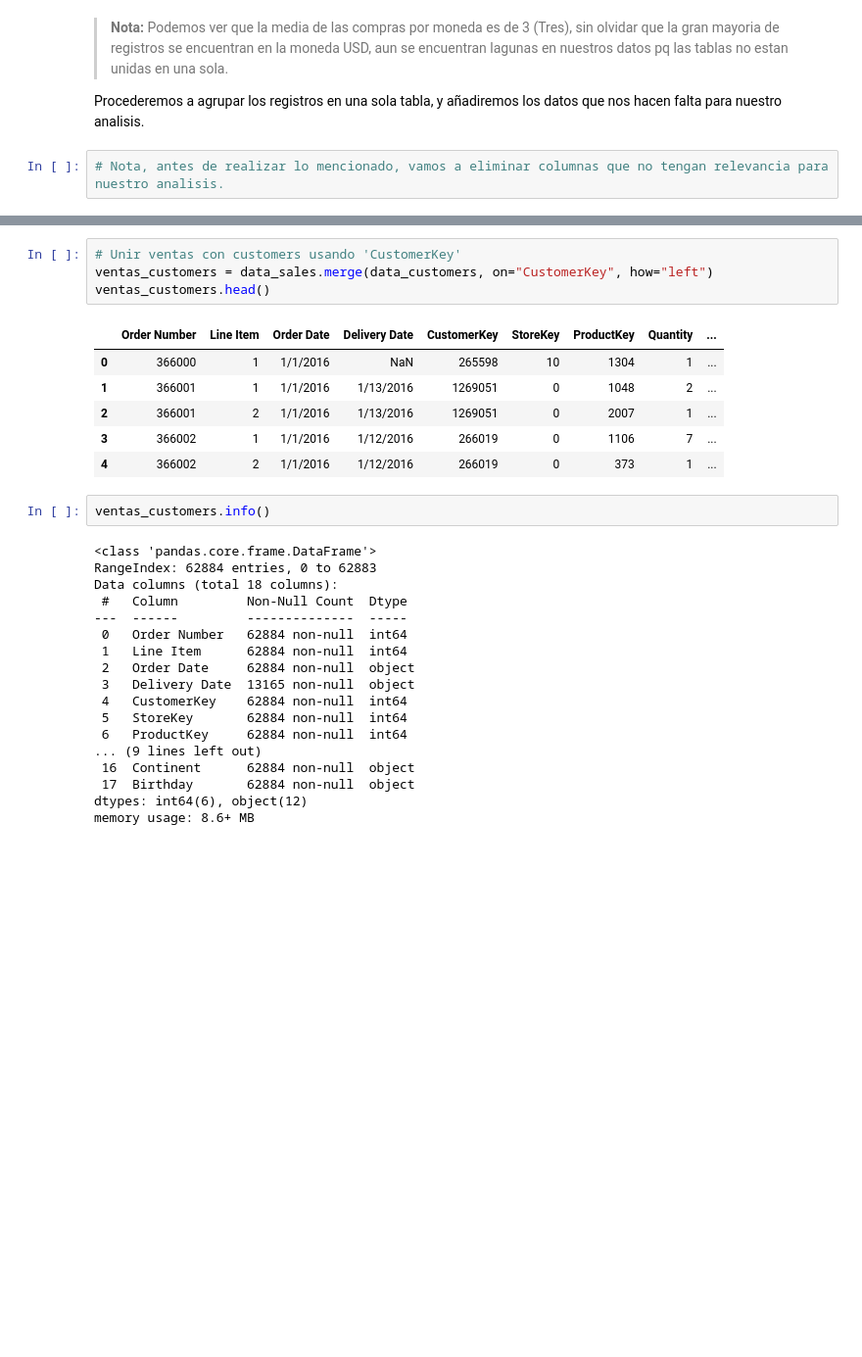
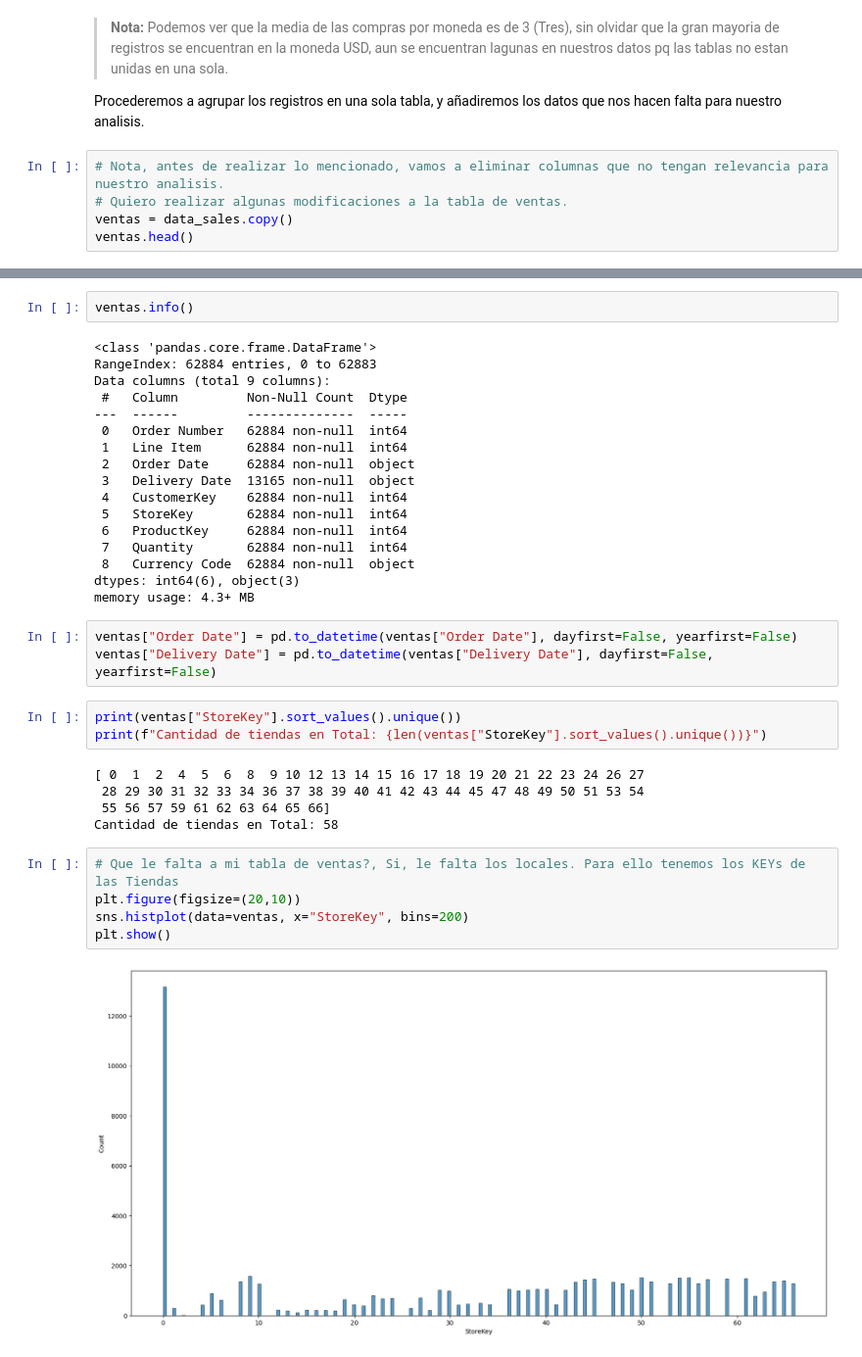
Before and after one commit to AlejoRam05/Bootcamp_Final_Project, a Jupyter notebook: final_proyect.ipynb, the cells around one changed output, grey strips where cells are left out. Shown at 98% size. Saved outputs shown, nothing was run; the diff lists cells and outputs as text; blank space fills up the shorter version.

```diff
--- a/final_proyect.ipynb
+++ b/final_proyect.ipynb
@@ -183,3 +183,6 @@ Name: Quantity, dtype: int64
 Procederemos a agrupar los registros en una sola tabla, y añadiremos los datos que nos hacen falta para nuestro analisis.
 # %%
 # Nota, antes de realizar lo mencionado, vamos a eliminar columnas que no tengan relevancia para nuestro analisis.
+# Quiero realizar algunas modificaciones a la tabla de ventas.
+ventas = data_sales.copy()
+ventas.head()
@@ -186,20 +196,9 @@ Procederemos a agrupar los registros en una sola tabla, y añadiremos los datos
-# %%
-# Unir ventas con customers usando 'CustomerKey'
-ventas_customers = data_sales.merge(data_customers, on="CustomerKey", how="left")
-ventas_customers.head()
-# %% [output]
-|  | Order Number | Line Item | Order Date | Delivery Date | CustomerKey | StoreKey | ProductKey | Quantity | ... |
-| 0 | 366000 | 1 | 1/1/2016 | NaN | 265598 | 10 | 1304 | 1 | ... |
-| 1 | 366001 | 1 | 1/1/2016 | 1/13/2016 | 1269051 | 0 | 1048 | 2 | ... |
-| 2 | 366001 | 2 | 1/1/2016 | 1/13/2016 | 1269051 | 0 | 2007 | 1 | ... |
-| 3 | 366002 | 1 | 1/1/2016 | 1/12/2016 | 266019 | 0 | 1106 | 7 | ... |
-| 4 | 366002 | 2 | 1/1/2016 | 1/12/2016 | 266019 | 0 | 373 | 1 | ... |
 # %%
-ventas_customers.info()
+ventas.info()
 # %% [output]
 <class 'pandas.core.frame.DataFrame'>
 RangeIndex: 62884 entries, 0 to 62883
-Data columns (total 18 columns):
+Data columns (total 9 columns):
  #   Column         Non-Null Count  Dtype
 ---  ------         --------------  -----
  0   Order Number   62884 non-null  int64
@@ -209,8 +208,25 @@ Data columns (total 18 columns):
  4   CustomerKey    62884 non-null  int64
  5   StoreKey       62884 non-null  int64
  6   ProductKey     62884 non-null  int64
-... (9 lines left out)
- 16  Continent      62884 non-null  object
- 17  Birthday       62884 non-null  object
-dtypes: int64(6), object(12)
-memory usage: 8.6+ MB
+ 7   Quantity       62884 non-null  int64
+ 8   Currency Code  62884 non-null  object
+dtypes: int64(6), object(3)
+memory usage: 4.3+ MB
+# %%
+ventas["Order Date"] = pd.to_datetime(ventas["Order Date"], dayfirst=False, yearfirst=False)
+ventas["Delivery Date"] = pd.to_datetime(ventas["Delivery Date"], dayfirst=False, yearfirst=False)
+# %%
+print(ventas["StoreKey"].sort_values().unique())
+print(f"Cantidad de tiendas en Total: {len(ventas["StoreKey"].sort_values().unique())}")
+# %% [output]
+[ 0  1  2  4  5  6  8  9 10 12 13 14 15 16 17 18 19 20 21 22 23 24 26 27
+ 28 29 30 31 32 33 34 36 37 38 39 40 41 42 43 44 45 47 48 49 50 51 53 54
+ 55 56 57 59 61 62 63 64 65 66]
+Cantidad de tiendas en Total: 58
+# %%
+# Que le falta a mi tabla de ventas?, Si, le falta los locales. Para ello tenemos los KEYs de las Tiendas
+plt.figure(figsize=(20,10))
+sns.histplot(data=ventas, x="StoreKey", bins=200)
+plt.show()
+# %% [output]
+[figure, added]
```
Also changed, not shown: parts of 14 cells of this notebook.
